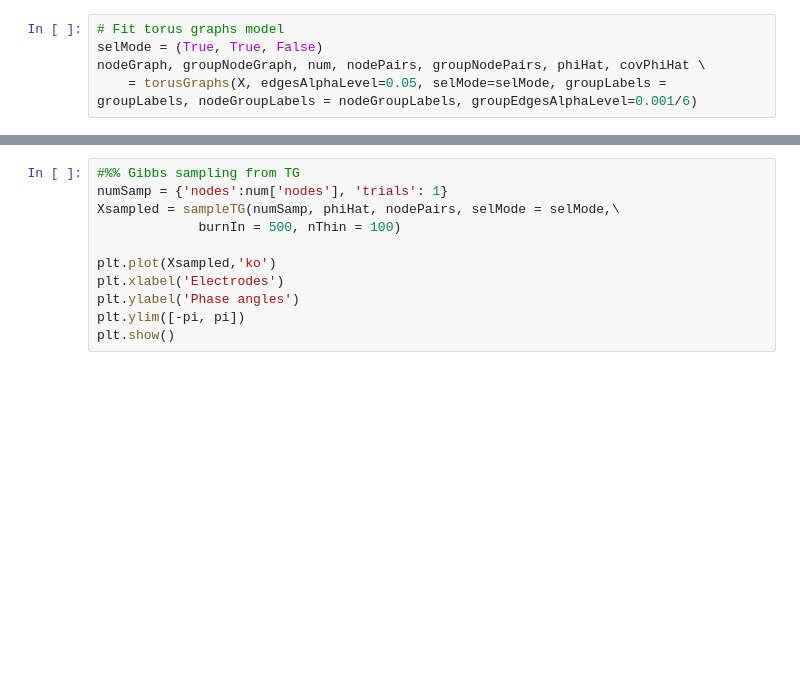
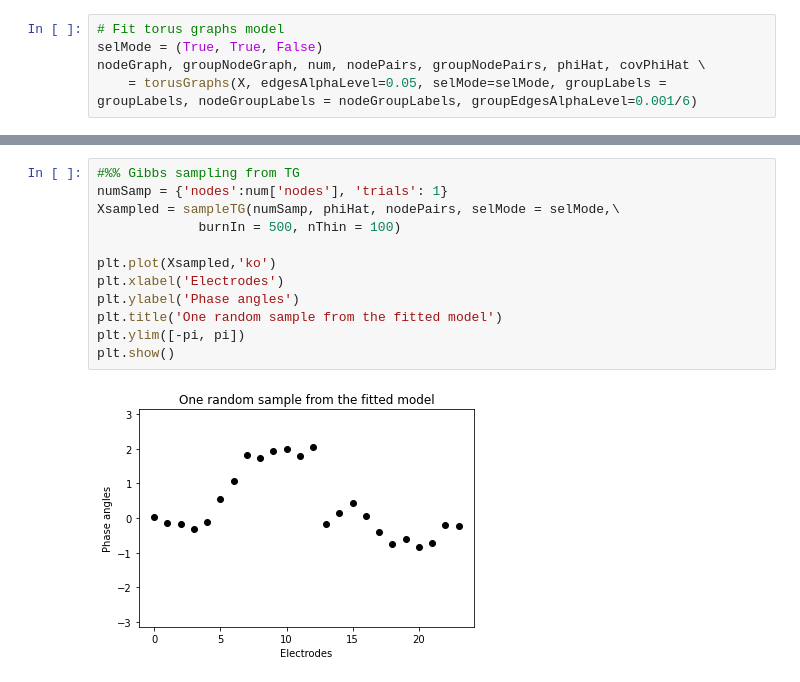
Before and after one commit to josue-orellana/pyTG, a Jupyter notebook: startHere.ipynb, the cells around one changed output, grey strips where cells are left out. Saved outputs shown, nothing was run; the diff lists cells and outputs as text; blank space fills up the shorter version.

Commit message:
Updated Jupyter notebook
Now it shows plots

```diff
--- a/startHere.ipynb
+++ b/startHere.ipynb
@@ -59,14 +63,17 @@ plt.show()
 # %%
 #%% Gibbs sampling from TG
 numSamp = {'nodes':num['nodes'], 'trials': 1}
 Xsampled = sampleTG(numSamp, phiHat, nodePairs, selMode = selMode,\
              burnIn = 500, nThin = 100)
 
 plt.plot(Xsampled,'ko')
 plt.xlabel('Electrodes')
 plt.ylabel('Phase angles')
+plt.title('One random sample from the fitted model')
 plt.ylim([-pi, pi])
 plt.show()
+# %% [output]
+[figure, added]
 # %%
 #%% Another example of TG sampling
 numSamp = {'nodes':2, 'trials': 1000}
```
Also changed, not shown: parts of 5 cells of this notebook.
